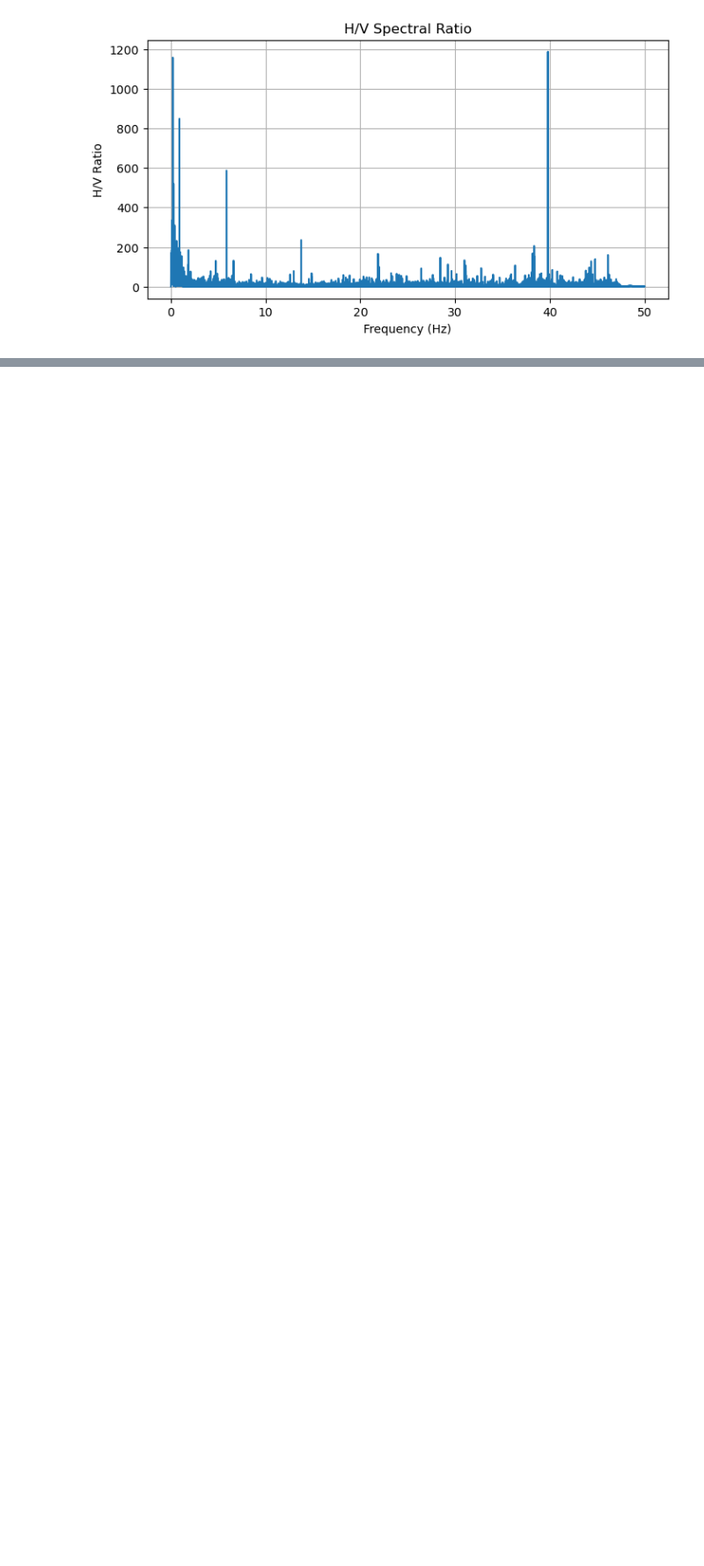
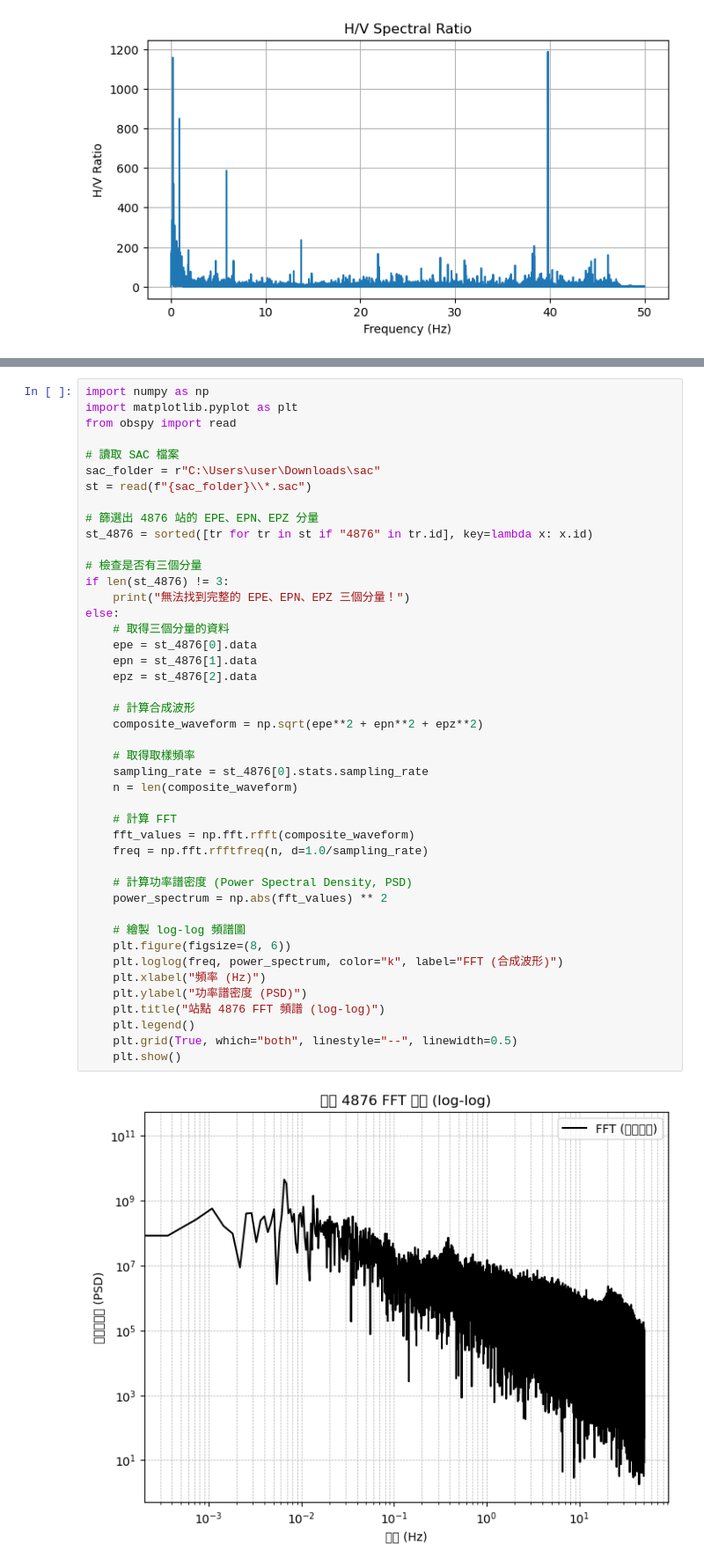
Before and after one commit to u11210013/Seismology, a Jupyter notebook: 0319.ipynb, the cells around one changed output, grey strips where cells are left out. Shown at 88% size. Drawn from its saved outputs; the diff is of its cells as text; blank space fills up the shorter version.

```diff
--- a/0319.ipynb
+++ b/0319.ipynb
@@ -134,0 +210,46 @@ else:
+# %%
+import numpy as np
+import matplotlib.pyplot as plt
+from obspy import read
+
+# 讀取 SAC 檔案
+sac_folder = r"C:\Users\user\Downloads\sac"
+st = read(f"{sac_folder}\\*.sac")
+
+# 篩選出 4876 站的 EPE、EPN、EPZ 分量
+st_4876 = sorted([tr for tr in st if "4876" in tr.id], key=lambda x: x.id)
+
+# 檢查是否有三個分量
+if len(st_4876) != 3:
+    print("無法找到完整的 EPE、EPN、EPZ 三個分量！")
+else:
+    # 取得三個分量的資料
+    epe = st_4876[0].data
+    epn = st_4876[1].data
+    epz = st_4876[2].data
+
+    # 計算合成波形
+    composite_waveform = np.sqrt(epe**2 + epn**2 + epz**2)
+
+    # 取得取樣頻率
+    sampling_rate = st_4876[0].stats.sampling_rate
+    n = len(composite_waveform)
+
+    # 計算 FFT
+    fft_values = np.fft.rfft(composite_waveform)
+    freq = np.fft.rfftfreq(n, d=1.0/sampling_rate)
+
+    # 計算功率譜密度 (Power Spectral Density, PSD)
+    power_spectrum = np.abs(fft_values) ** 2
+
+    # 繪製 log-log 頻譜圖
+    plt.figure(figsize=(8, 6))
+    plt.loglog(freq, power_spectrum, color="k", label="FFT (合成波形)")
+    plt.xlabel("頻率 (Hz)")
+    plt.ylabel("功率譜密度 (PSD)")
+    plt.title("站點 4876 FFT 頻譜 (log-log)")
+    plt.legend()
+    plt.grid(True, which="both", linestyle="--", linewidth=0.5)
+    plt.show()
+# %% [output]
+[figure, added]
```
Also changed, not shown: parts of 5 cells of this notebook.
